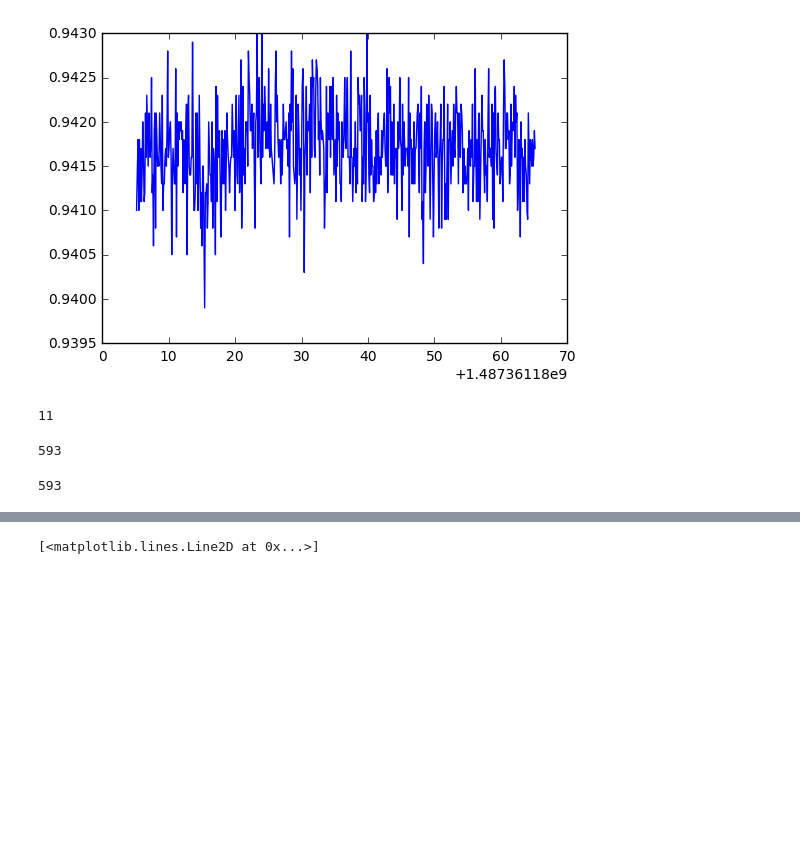
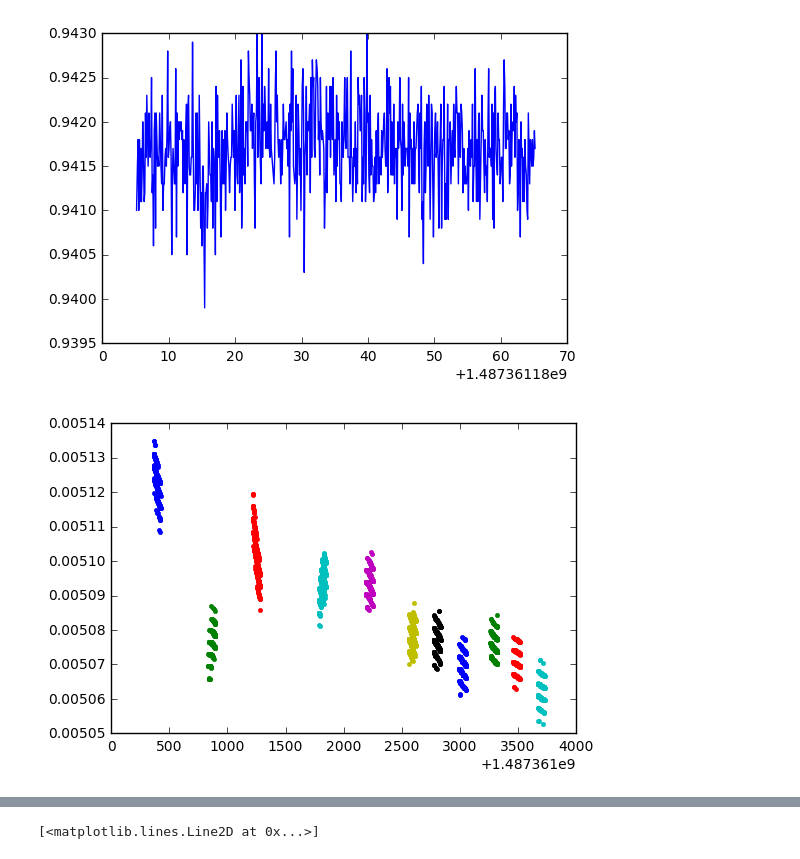
Before and after one commit to ekacmblab/radiometer, a Jupyter notebook: MevJosCode/notebooks/march 10 2017 temp calibration.ipynb, the cells around one changed output, grey strips where cells are left out. Drawn from its saved outputs; the diff is of its cells as text; code cells hidden in the pictures; blank space fills up the shorter version.

```diff
--- a/MevJosCode/notebooks/march 10 2017 temp calibration.ipynb
+++ b/MevJosCode/notebooks/march 10 2017 temp calibration.ipynb
@@ -31,5 +31,3 @@ ls
 import glob
 # %%
 fnames = glob.glob('*.txt')
-# %%
-x = np.loadtxt(fnames[0])
@@ -40,5 +38,5 @@ x.shape
 # %%
-fnames = fnames[2:]
+#fnames = fnames[2:]
 # %%
 for f in fnames:
     x = np.loadtxt(f)
@@ -92,19 +90,14 @@ plot(x[:,0], x[:,1])
 # %%
 calibdata = []
 calibtemp = []
+calibtime = []
 for f in calibfiles:
     x = np.loadtxt(f)
+    calibtime.append(x[:,0])
     calibdata.append(x[:,1] * 10.)
     calibtemp.append(x[:,2])
-# %%
-len(calibdata)
-# %% [output]
-11
-# %%
-len(calibdata[0])
-# %% [output]
-593
-# %%
-len(calibtemp[0])
-# %% [output]
-593
+# %%
+for k in range(11):
+    plot(calibtime[k], calibdata[k]/calibtemp[k], '.')
+# %% [output]
+[figure, added]
```
Also changed, not shown: parts of 4 cells of this notebook, 1 other file.
